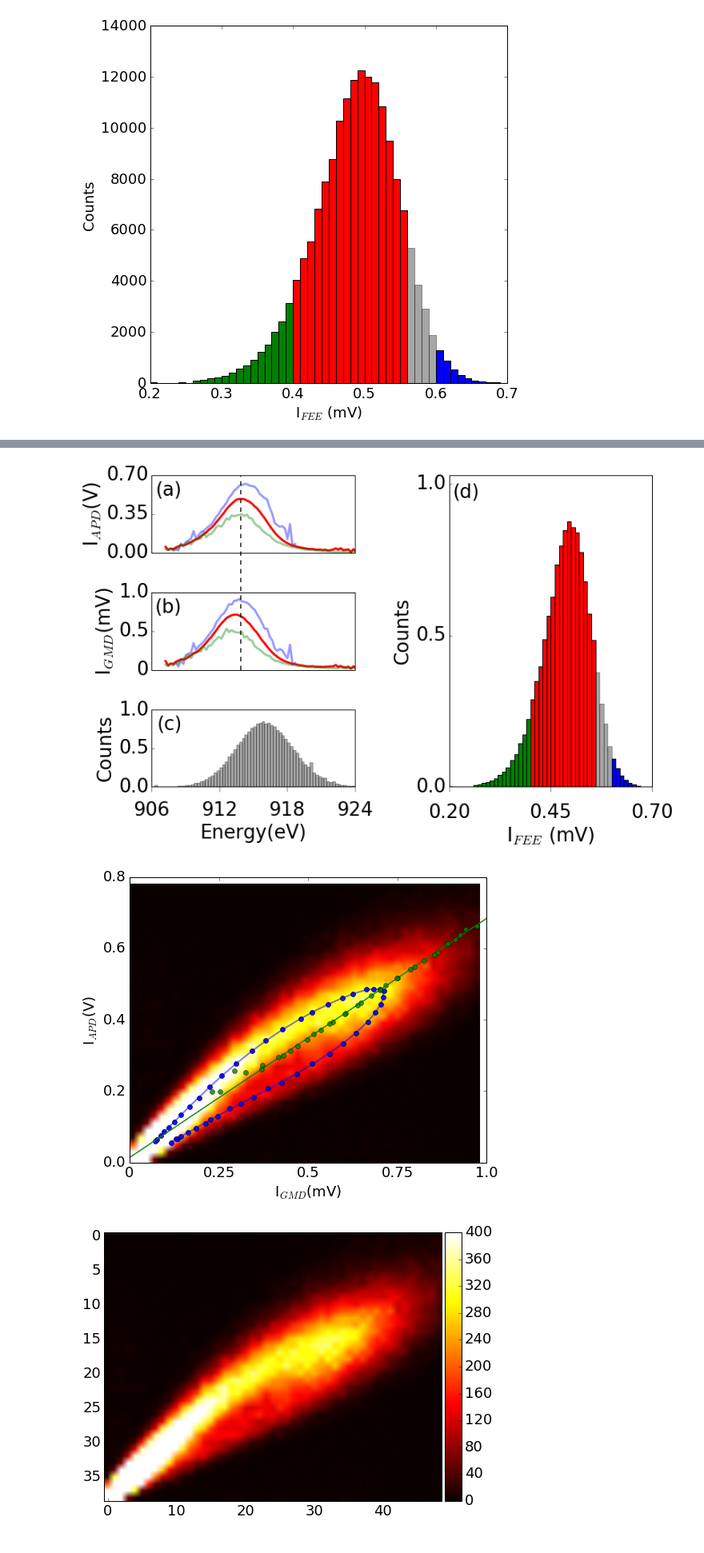
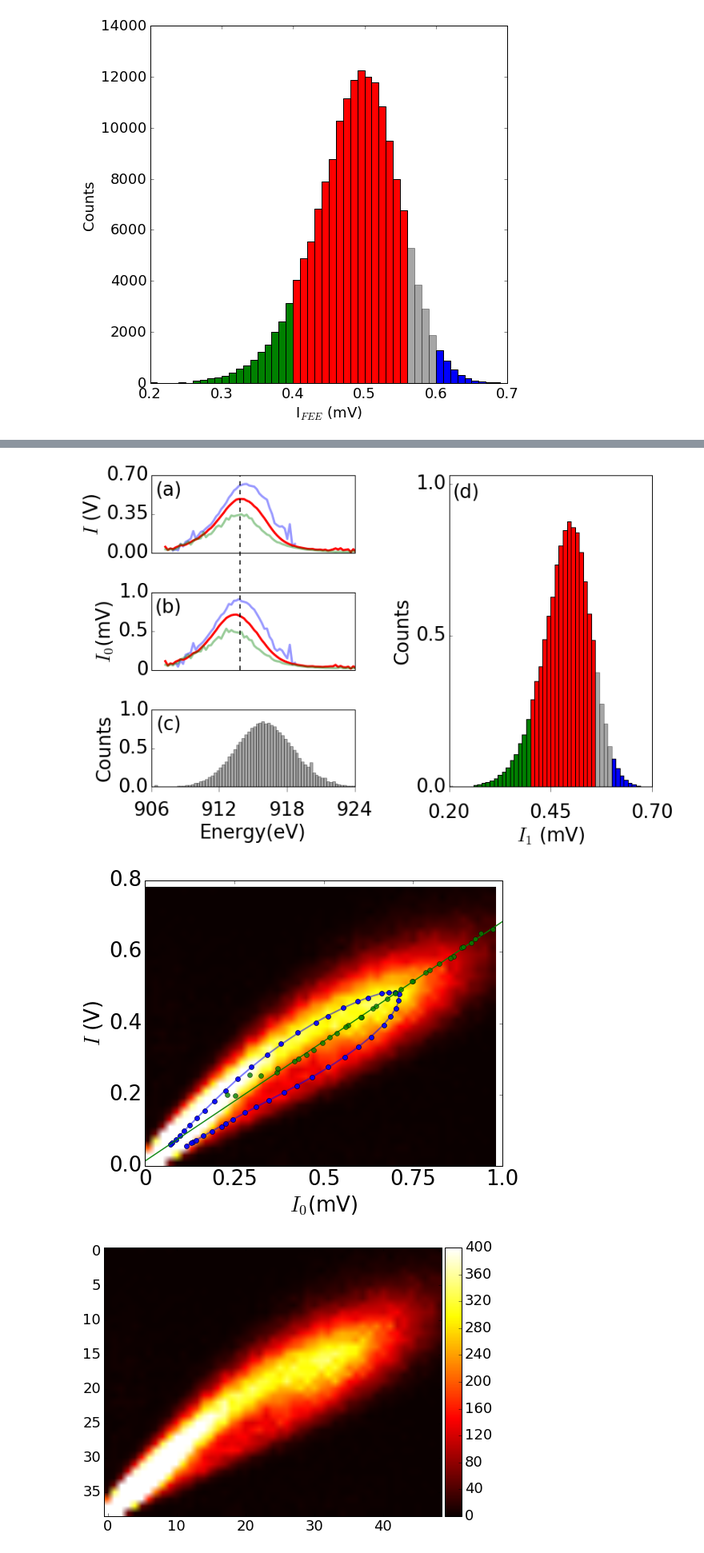
Before and after one commit to sioan/softXRayDataAndControls, a Jupyter notebook: experimentSpecificFiles/sxri0414/for_pub/regression_approach_run60.ipynb, the cells around one changed output, grey strips where cells are left out. Shown at 80% size. Saved outputs shown, nothing was run; the diff lists cells and outputs as text; code cells hidden in the pictures.

```diff
--- a/experimentSpecificFiles/sxri0414/for_pub/regression_approach_run60.ipynb
+++ b/experimentSpecificFiles/sxri0414/for_pub/regression_approach_run60.ipynb
@@ -27,10 +27,11 @@ mpl.rcParams['figure.figsize'] = (8,8)
 plt.rcParams['image.cmap'] = 'magma'
 #mpl.rcParams['text.usetex'] = True
 #mpl.rcParams['font.family'] = 'Arial'
-#mpl.rcParams['font.serif'] = 'Computer Modern Roman'
+mpl.rcParams['font.serif'] = 'Computer Modern Roman'
 #mpl.rcParams['lines.linewidth'] = 1.5
 mpl.rcParams['font.size'] = 18
 mpl.rcParams['legend.fontsize'] = 10
+
 
 #load data
 experiment_run_name = "sxri0414run60"
@@ -185,6 +186,6 @@ show()
 # %%
 energy_x_product = (energy-mean(energy))*(x-mean(x))
 fee_energy_gmd_product = (fee-mean(fee))*(x-mean(x))*(energy-mean(energy))
-temp_array = array([ones(len(x)),x,energy,energy_x_product,fee_energy_gmd_product]).transpose()
+temp_array = array([ones(len(x)),x,energy,energy_x_product]).transpose()
 pseudo_inv = dot(inv(dot(temp_array.transpose(),temp_array)),array(temp_array).transpose())
 beta = dot(pseudo_inv,y-mean(y))
@@ -452,7 +492,7 @@ x_label_offset = 0.15
 y_label_offset = 0.925
 
 #axarr[0].set_xlabel("Energy(eV)")
-axarr[0].set_ylabel("I$_{APD}$(V)")
+axarr[0].set_ylabel("$I$ (V)")
 axarr[0].set_xlim(energy_start_plot,energy_end_plot)
 #axarr[0].axvline(x=IvsE_moment,color='k',linewidth=4,alpha=0.5)
 axarr[0].set_yticks(arange(0,0.71,0.7/2))
@@ -463,7 +503,7 @@ axarr[0].yaxis.set_ticks_position('left')
 axarr[0].xaxis.set_ticks_position('bottom')
 
 #axarr[1].set_xlabel("Energy(eV)")
-axarr[1].set_ylabel("I$_{GMD}$(mV)")
+axarr[1].set_ylabel("$I_{0}$(mV)")
 axarr[1].set_xlim(energy_start_plot,energy_end_plot)
 #axarr[1].axvline(x=I0vsE_moment,color='k',linewidth=4,alpha=0.5)
 axarr[1].axvline(x=IvsE_moment,color='k',linewidth=2,ymin=0,ymax=2.50,clip_on=False,alpha=0.7,linestyle='dashed')
@@ -507,7 +547,7 @@ axarr[3] = plt.subplot(122)
 
 axarr[3].hist(fee,bins=arange(0.2,0.7,0.01),color='k',alpha=0.35)
 axarr[3].set_ylabel("Counts")
-axarr[3].set_xlabel("I$_{FEE}$ (mV)")
+axarr[3].set_xlabel("$I_{1}$ (mV)")
 axarr[3].text(x_label_offset, 0.975, "(d)", transform=axarr[3].transAxes,fontsize=26, fontweight='normal', va='top', ha='right')
 axarr[3].set_ylim(0,14400)
 axarr[3].set_yticks(arange(0,14400,7000))
@@ -531,8 +571,10 @@ mpl.rcParams['figure.figsize'] = (8,8)
 mpl.rcParams['font.size'] = 18
 mpl.rcParams['legend.fontsize'] = 10
 # %% [output]
-[figure, old version]
+[figure, new version]
 # %%
+mpl.rcParams['font.size'] = 26
+
 def gaussian(x, x0,sigma,a):
 
     #return a*exp(-(x-x0)**2/(2*sigma**2))+0.7e-4
@@ -563,39 +605,39 @@ axes.imshow((IvsI0_hist[0][::-1,:]+1),cmap='hot',interpolation='bilinear',clim=(
 
 
 
-ylabel("I$_{APD}$(V)")
-xlabel("I$_{GMD}$(mV)")
+ylabel("$I$ (V)")
+xlabel("$I_{0}$(mV)")
 my_counter = 0
 #for i in [[.60,1],[.4,.56],[.0,.4]]:
 for i in [[.4,.56]]:
     IvsFEE_average,I0vsFEE_average,e_bins = make_IvsI0(i[0],i[1],45,82)
     axes.plot(I0vsFEE_average,IvsFEE_average,'o',markersize=6,alpha = 0.7,color=my_colors[my_counter])
     poptIvsFee, pcovIvsFee = curve_fit(gaussian, e_bins[:-1],IvsFEE_average,p0=[914,5,1])
     poptI0vsFee, pcovI0vsFee = curve_fit(gaussian, e_bins[:-1],I0vsFEE_average,p0=[914,5,.001])
     axes.plot(savgol_filter(I0vsFEE_average,11,3),savgol_filter(IvsFEE_average,11,3),alpha=0.5,linewidth=2,color=my_colors[my_counter])
     #poptIvsFee, pcovIvsFee = curve_fit(gaussian_mod(-0.00), e_bins[:-1],IvsFEE_average,p0=[914,5,1])
     #poptI0vsFee, pcovI0vsFee = curve_fit(gaussian_mod(-1e-5), e_bins[:-1],I0vsFEE_average,p0=[914,5,.001])
     #axes.plot(gaussian(e_bins,*poptI0vsFee),gaussian(e_bins,*poptIvsFee),alpha=0.5,linewidth=4,color=my_colors[my_counter])
 
     my_counter +=1
 
 #test_data = array([I0vsFEE_average,IvsFEE_average])
 #savetxt("test.dat",test_data)
 #imported_data = loadtxt("test.dat")
 axes.plot(I0vsFEE_average,IvsFEE_average,'o',markersize=6,alpha = 0.7,color='b')
 #plot(imported_data[0],imported_data[1])
 #show()
 
 axes.plot(arange(0,0.0015,.0001),my_slope[0]*arange(0,0.0015,.0001)+my_slope[1],'g-',linewidth=1.5,alpha=0.9)
 axes.plot(array(GMD_spectra_amplitude).transpose()[2],array(acq_spectra_amplitude).transpose()[2],'go',alpha=50)
 axes.set_xlim(0,0.001)
 axes.set_ylim(0,0.8)
 axes.set_xticks(arange(0,0.0011,0.00025))
 axes.set_xticklabels(["0","0.25","0.5","0.75","1.0"])
 axes.set_yticks(arange(0,0.9,0.2))
 show()
 # %% [output]
-[figure, old version]
+[figure, new version]
 # %%
 #####################
 #####################
```
Also changed, not shown: parts of 8 cells of this notebook, 3 other files.
